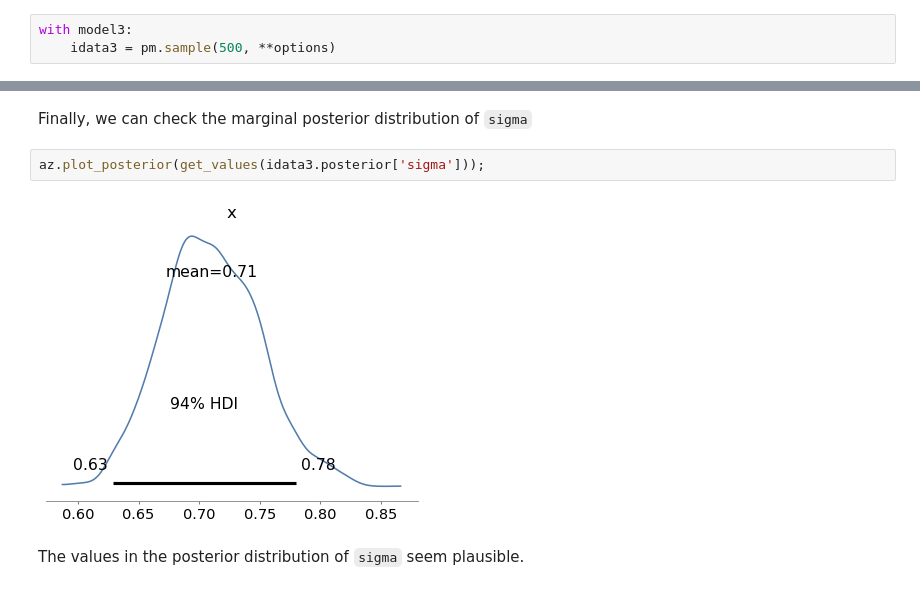
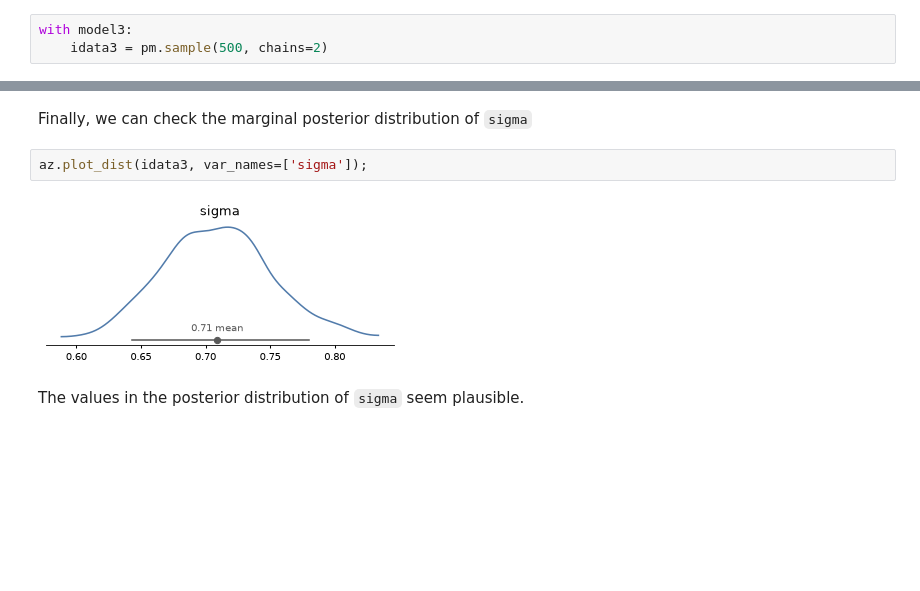
Before and after one commit to alps-textbooks/ThinkBayes2, a Jupyter notebook: jb/chap19_v3.ipynb, the cells around one changed output, grey strips where cells are left out. Saved outputs shown, nothing was run; the diff lists cells and outputs as text; blank space fills up the shorter version.

```diff
--- a/jb/chap19_v3.ipynb
+++ b/jb/chap19_v3.ipynb
@@ -498,6 +513,6 @@ Notice how the data are included in the model:
 Now we can use this model to generate a sample from the posterior distribution.
 # %%
 with model3:
-    idata3 = pm.sample(500, **options)
+    idata3 = pm.sample(500, chains=2)
 # %% [output]
 Initializing NUTS using jitter+adapt_diag...
@@ -540,9 +557,9 @@ Regression intercept: -1.1986460618088843
 # %% [markdown]
 Finally, we can check the marginal posterior distribution of `sigma`
 # %%
-az.plot_posterior(get_values(idata3.posterior['sigma']));
+az.plot_dist(idata3, var_names=['sigma']);
 # %% [output]
-[figure, old version]
+[figure, new version]
 # %% [markdown]
 The values in the posterior distribution of `sigma` seem plausible.
 # %% [markdown]
```
Also changed, not shown: parts of 41 cells of this notebook, 44 other files.
